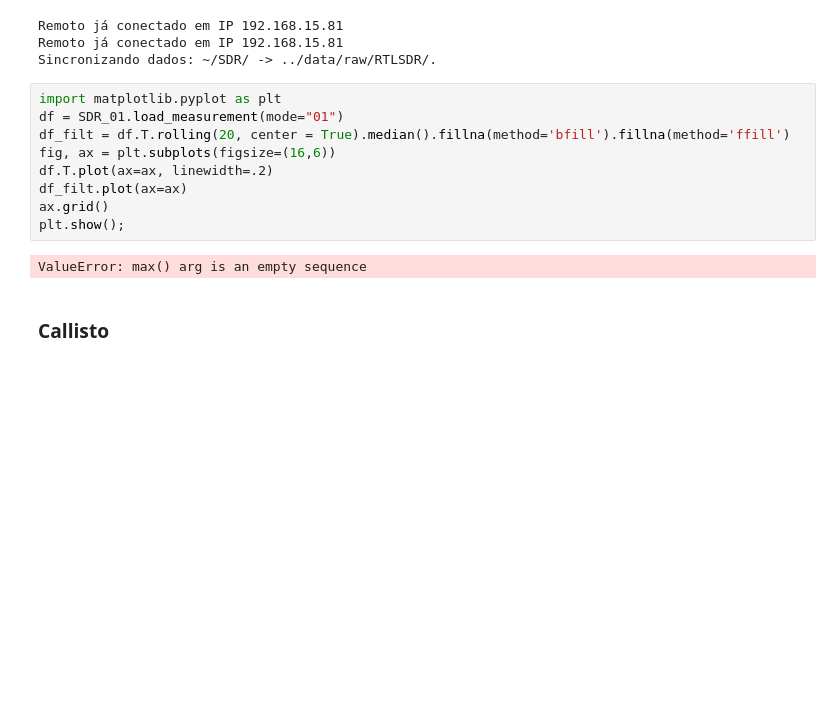
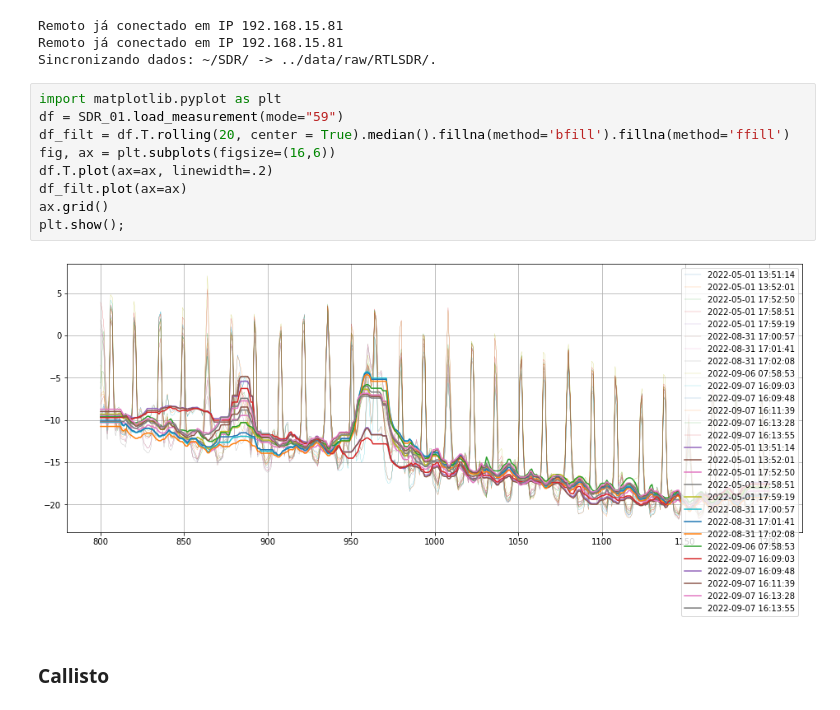
Before and after one commit to lbarosi/radiotelescope, a Jupyter notebook: notebooks/03_LB_15052022_testando_GNURADIO.ipynb, the cells around one changed output. Drawn from its saved outputs; the diff is of its cells as text; blank space fills up the shorter version.

```diff
--- a/notebooks/03_LB_15052022_testando_GNURADIO.ipynb
+++ b/notebooks/03_LB_15052022_testando_GNURADIO.ipynb
@@ -401,15 +424,15 @@ Remoto já conectado em IP 192.168.15.81
 Sincronizando dados: ~/SDR/ -> ../data/raw/RTLSDR/.
 # %%
 import matplotlib.pyplot as plt
-df = SDR_01.load_measurement(mode="01")
+df = SDR_01.load_measurement(mode="59")
 df_filt = df.T.rolling(20, center = True).median().fillna(method='bfill').fillna(method='ffill')
 fig, ax = plt.subplots(figsize=(16,6))
 df.T.plot(ax=ax, linewidth=.2)
 df_filt.plot(ax=ax)
 ax.grid()
 plt.show();
 # %% [output]
-ValueError: max() arg is an empty sequence
+[figure, added]
 # %% [markdown]
 ### Callisto
 # %%
```
Also changed, not shown: parts of 29 cells of this notebook, 19 other files.
